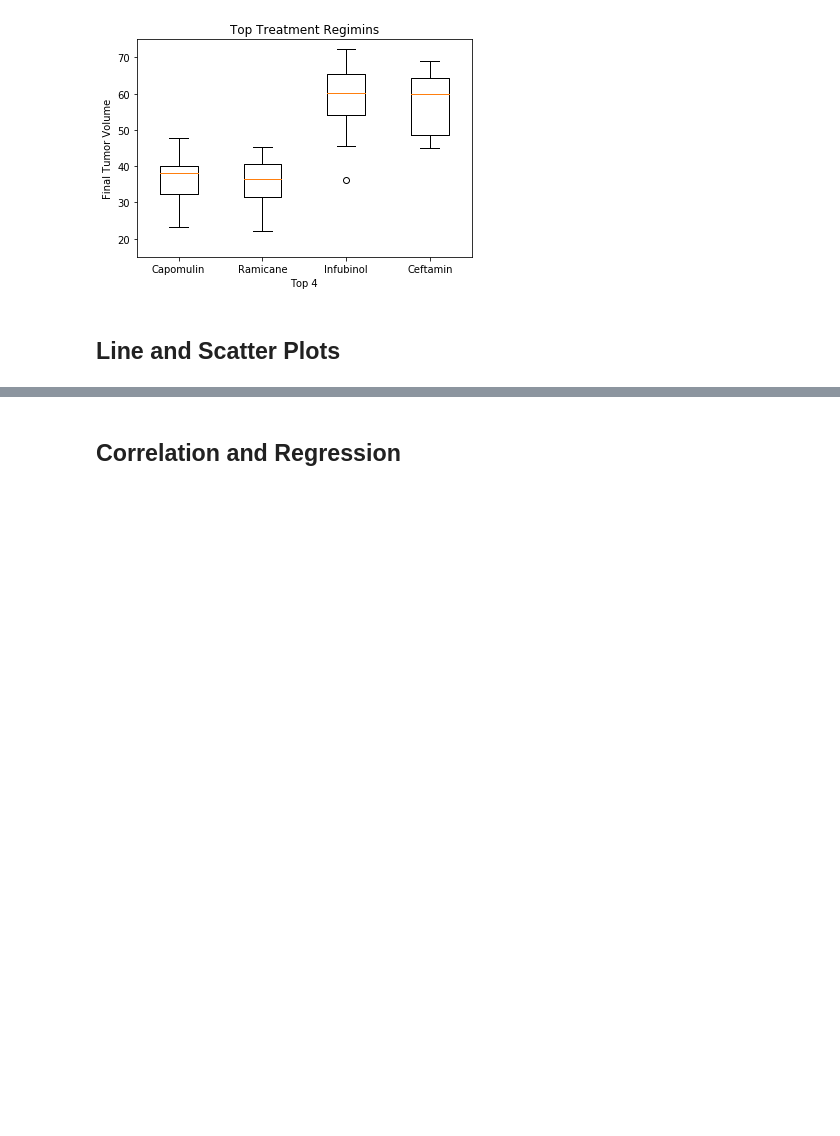
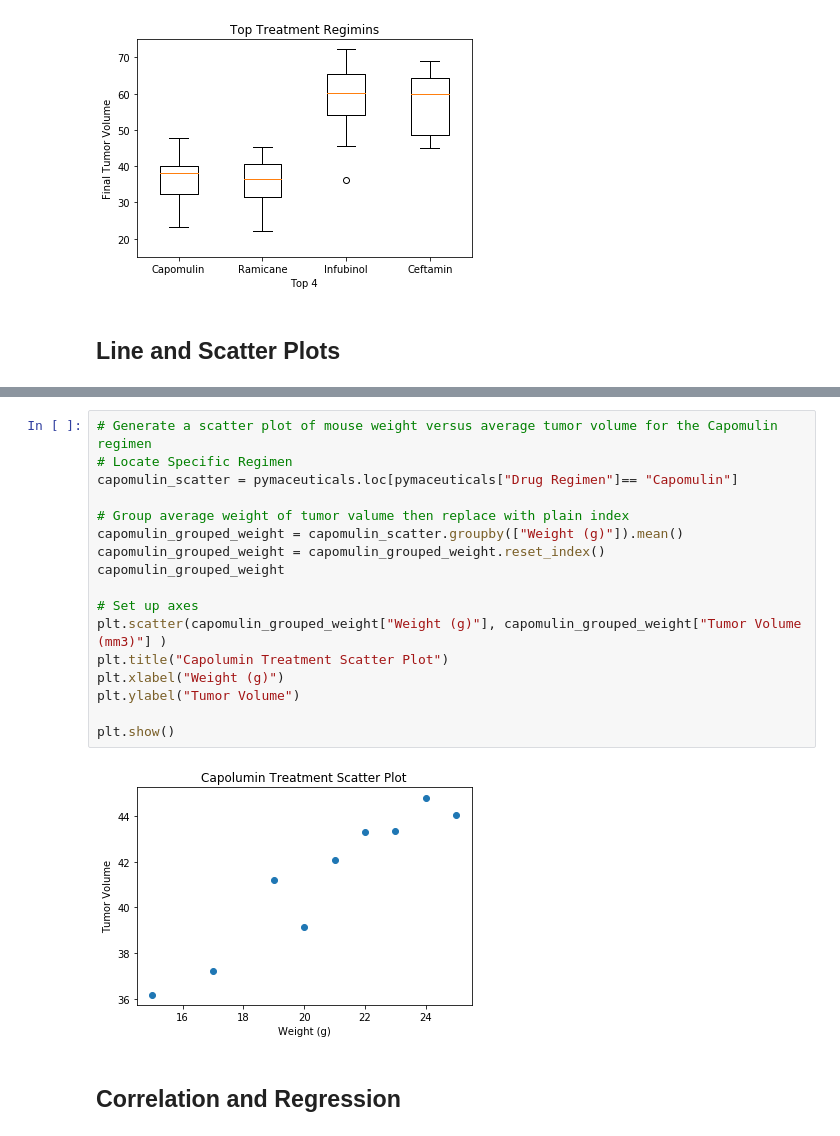
Before and after one commit to dgustave/Matplotlib-Challenge, a Jupyter notebook: Instructions/Pymaceuticals/pymaceuticals_starter.ipynb, the cells around one changed output, grey strips where cells are left out. Saved outputs shown, nothing was run; the diff lists cells and outputs as text; blank space fills up the shorter version.

```diff
--- a/Instructions/Pymaceuticals/pymaceuticals_starter.ipynb
+++ b/Instructions/Pymaceuticals/pymaceuticals_starter.ipynb
@@ -335,3 +349,22 @@ Text(0, 0.5, 'Tumor Volume')
+# %%
+# Generate a scatter plot of mouse weight versus average tumor volume for the Capomulin regimen
+# Locate Specific Regimen
+capomulin_scatter = pymaceuticals.loc[pymaceuticals["Drug Regimen"]== "Capomulin"]
+
+# Group average weight of tumor valume then replace with plain index
+capomulin_grouped_weight = capomulin_scatter.groupby(["Weight (g)"]).mean()
+capomulin_grouped_weight = capomulin_grouped_weight.reset_index()
+capomulin_grouped_weight
+
+# Set up axes
+plt.scatter(capomulin_grouped_weight["Weight (g)"], capomulin_grouped_weight["Tumor Volume (mm3)"] )
+plt.title("Capolumin Treatment Scatter Plot")
+plt.xlabel("Weight (g)")
+plt.ylabel("Tumor Volume")
+
+plt.show()
+# %% [output]
+[figure, added]
 # %% [markdown]
 ## Correlation and Regression
 # %%
```
Also changed, not shown: parts of 12 cells of this notebook.
